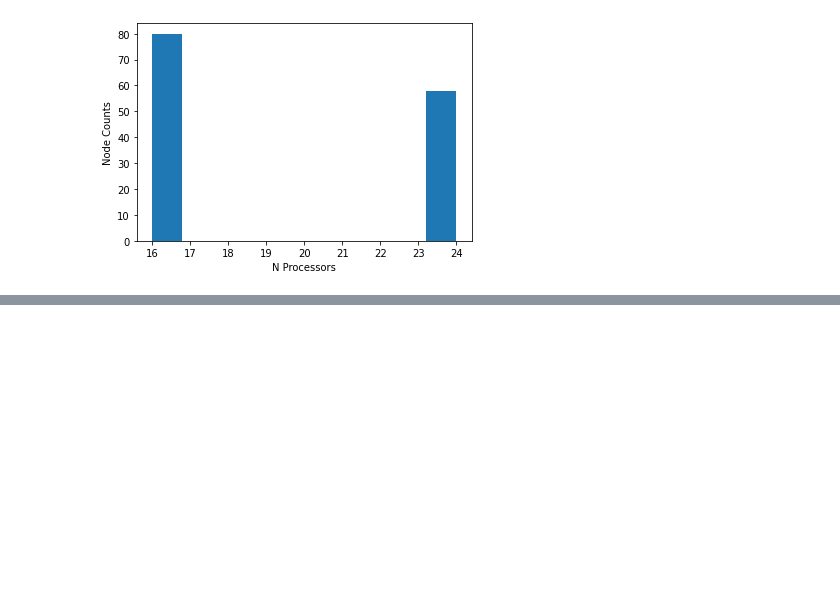
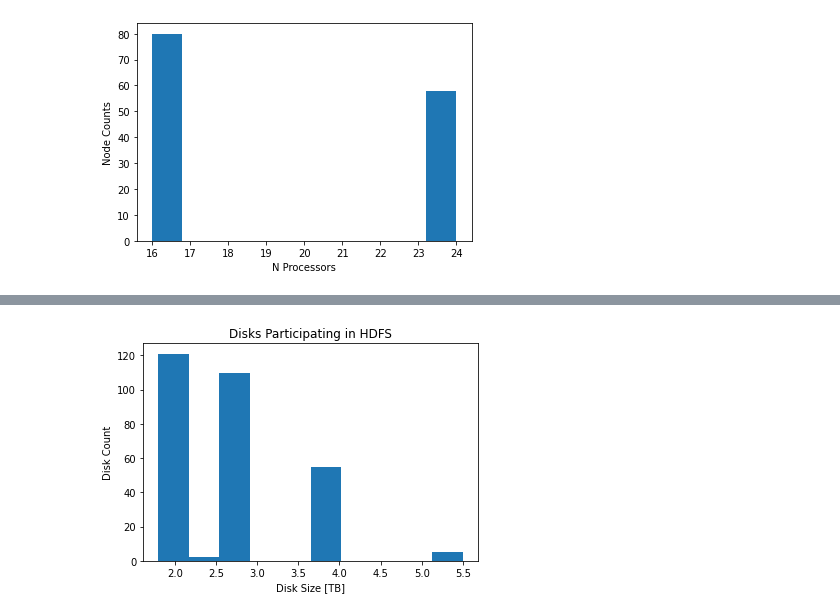
Before and after one commit to tomeichlersmith/umn-cluster, a Jupyter notebook: hardware/hwana.ipynb, the cells around one changed output, grey strips where cells are left out. Drawn from its saved outputs; the diff is of its cells as text; code cells hidden in the pictures; blank space fills up the shorter version.

Commit message:
update hadoop survey to survey all disks and their partitions

```diff
--- a/hardware/hwana.ipynb
+++ b/hardware/hwana.ipynb
@@ -156,0 +176,15 @@ plt.show()
+# %%
+def disk_to_TB(memstr) :
+    memstr = memstr.strip()
+    factor = 1
+    if memstr[-1] == 'T' :
+        pass
+    elif memstr[-1] == 'G' :
+        factor = 1./1000
+    else :
+        raise ValueError(f'Unknown suffix for {memstr}')
+    return float(memstr[0:-1])*factor
+
+df = pd.read_csv('disk-survey.csv')
+df['size_TB'] = df.apply(lambda row : disk_to_TB(row['Size']),axis=1)
+df
@@ -156,0 +205,8 @@ plt.show()
+# %%
+plt.hist(df[df['Category']=='hdfs']['size_TB'])
+plt.ylabel('Disk Count')
+plt.xlabel('Disk Size [TB]')
+plt.title('Disks Participating in HDFS')
+plt.show()
+# %% [output]
+[figure, added]
```
Also changed, not shown: parts of 5 cells of this notebook, 6 other files.
